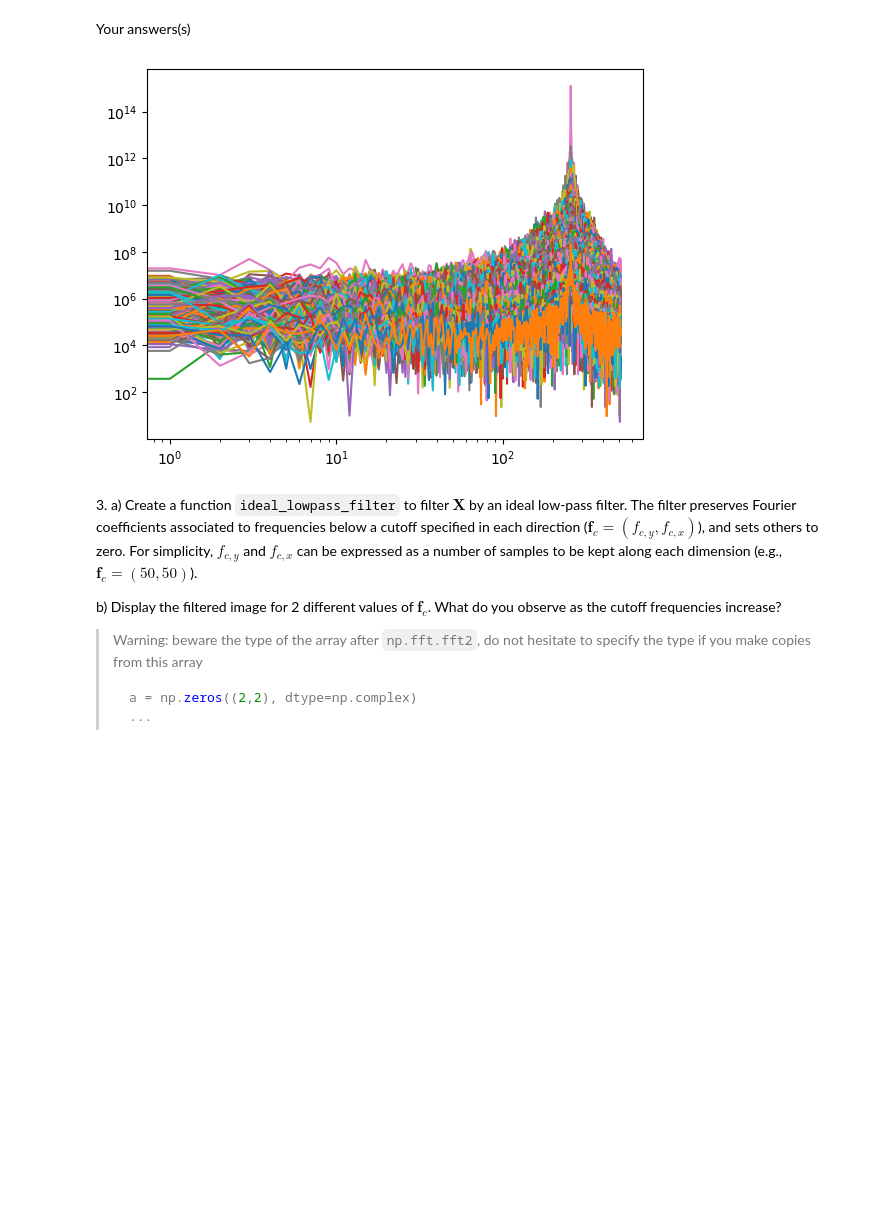
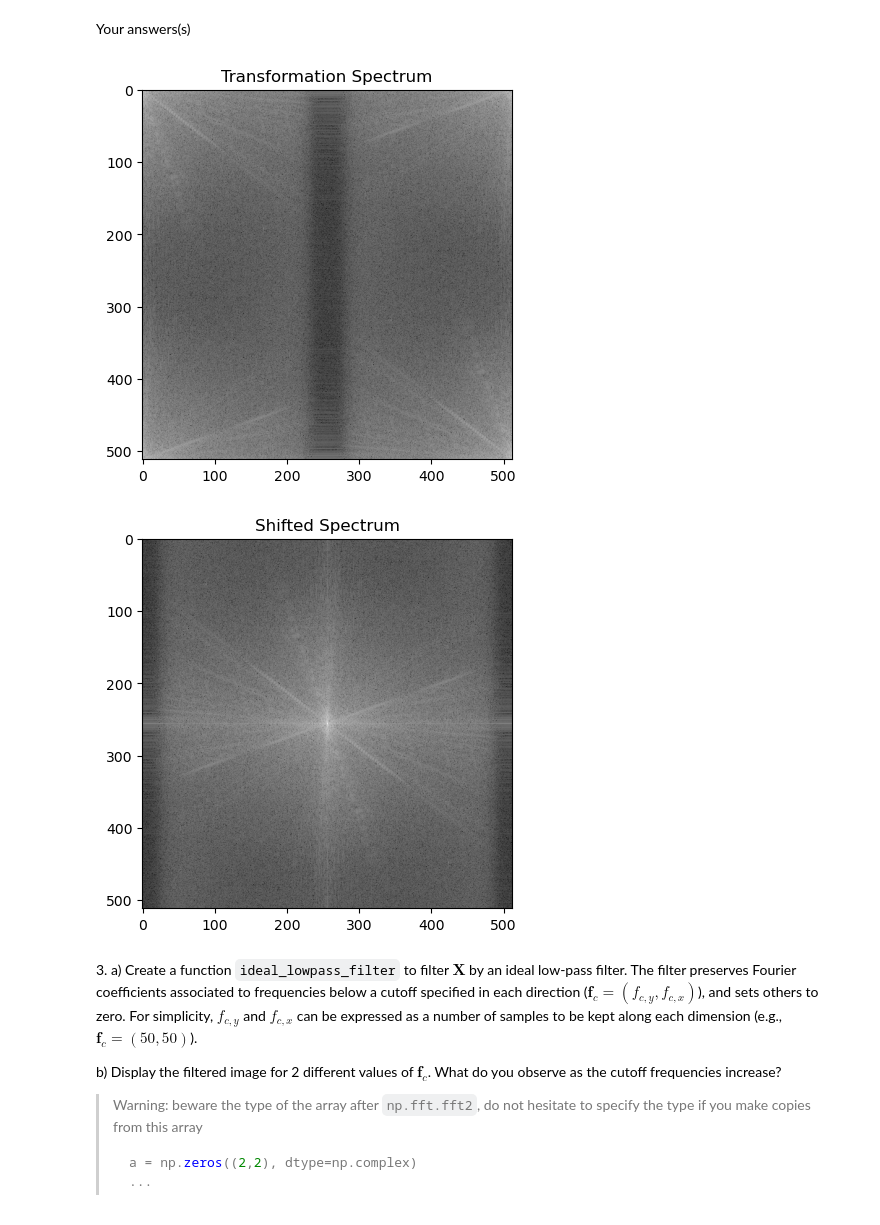
Before and after one commit to Mazenklk/PythonResearchLabs, a Jupyter notebook: lab3_Ali-Mazen/lab3_Kalakech-Mazen_Mchawrab-Ali.ipynb, the cells around one changed output. Drawn from its saved outputs; the diff is of its cells as text; code cells hidden in the pictures; blank space fills up the shorter version.

```diff
--- a/lab3_Ali-Mazen/lab3_Kalakech-Mazen_Mchawrab-Ali.ipynb
+++ b/lab3_Ali-Mazen/lab3_Kalakech-Mazen_Mchawrab-Ali.ipynb
@@ -326,17 +326,22 @@ a) In this representation, where is the pixel of the spectrum associated with th
 b) Take a look at the documentation of `np.fft.fftshift`. Use it to ensure that the null frequency is located at the center of the image.
 # %% [markdown]
 Your answers(s)
-# %%
-spectrum=np.square(np.abs(np.fft.fft2(img)))
-
-plt.loglog(np.fft.fftshift(spectrum))
-# plt.plot(spectrum)
-# plt.xscale('log')
-# plt.yscale('log')
-
-plt.show()
-# %% [output]
-[figure, removed]
+# %%
+#a
+ft = np.fft.fft2(img)
+spectrum=np.square(np.abs(ft))
+plt.imshow(np.log1p(spectrum),cmap='gray')
+plt.title('Transformation Spectrum')
+plt.show()
+#The null frequency pixels are on the cor of the spectrum image
+#b
+shifted = np.fft.fftshift(ft)
+plt.title('Shifted Spectrum')
+plt.imshow(np.log1p(np.abs(shifted)), cmap='gray')
+plt.show()
+# %% [output]
+[figure, added]
+[figure, added]
 # %% [markdown]
 3\.
     a) Create a function `ideal_lowpass_filter` to filter $\mathbf{X}$ by an ideal low-pass filter. The filter preserves Fourier coefficients associated to frequencies below a cutoff specified in each direction ($\mathbf{f}_c = (f_{c,y}, f_{c,x})$), and sets others to zero. For simplicity, $f_{c,y}$ and $f_{c,x}$ can be expressed as a number of samples to be kept along each dimension (e.g., $\mathbf{f}_c = (50,50)$).
```
Also changed, not shown: parts of 4 cells of this notebook, 1 other file.
